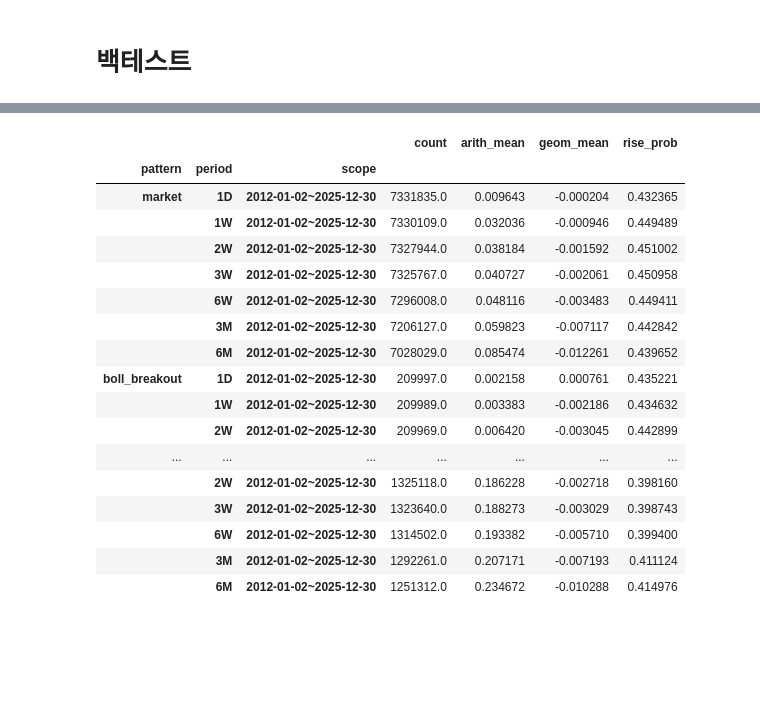
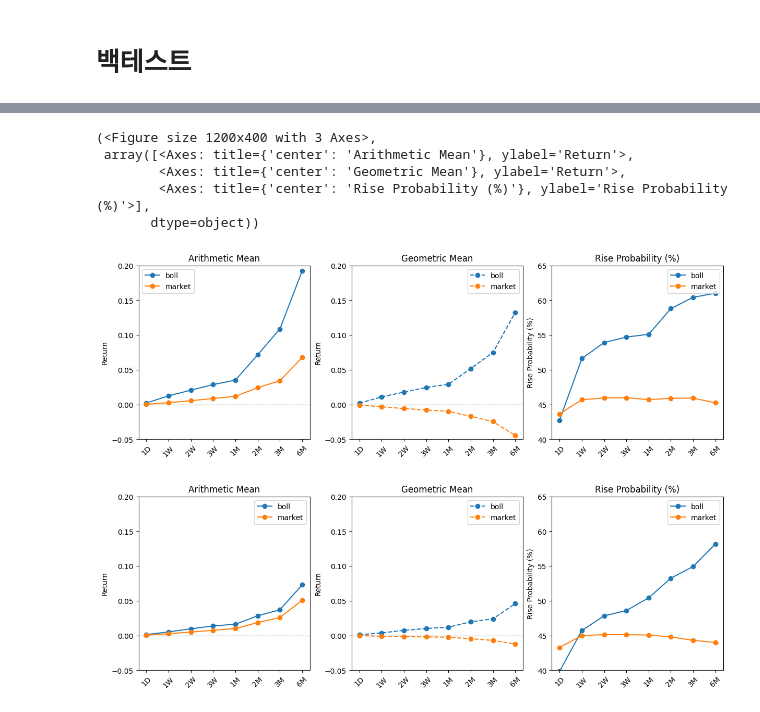
Before and after one commit to gem763/metricstudio, a Jupyter notebook: main.ipynb, the cells around one changed output, grey strips where cells are left out. Saved outputs shown, nothing was run; the diff lists cells and outputs as text; code cells hidden in the pictures; blank space fills up the shorter version.

```diff
--- a/main.ipynb
+++ b/main.ipynb
@@ -106,0 +73,14 @@ stats.to_frame()
+# %%
+start = "2000-01-01"
+end = "2025-12-31"
+bt = Backtest(start, end)
+# %%
+boll = partial(bollinger,
+               narrow_width=0.03,
+               high_window=252,
+            #    narrow_width_type='percentile',
+                # trigger_cooldown_days=20,
+               narrow_stay_days=5
+               )
+stats = bt.run(boll)
+stats.to_frame()
@@ -134,21 +111,11 @@ stats.plot(start='2012-01-01', end='2025-12-31', **params)
 # %%
-stats.to_frame(start='2012-01-01', end='2025-12-31')
+stats.plot(start='2000-01-01', end='2011-12-31', **params)
+stats.plot(start='2012-01-01', end='2025-12-31', **params)
 # %% [output]
-|  |  |  | count | arith_mean | geom_mean | rise_prob |
-| pattern | period | scope |  |  |  |  |
-| market | 1D | 2012-01-02~2025-12-30 | 7331835.0 | 0.009643 | -0.000204 | 0.432365 |
-|  | 1W | 2012-01-02~2025-12-30 | 7330109.0 | 0.032036 | -0.000946 | 0.449489 |
-|  | 2W | 2012-01-02~2025-12-30 | 7327944.0 | 0.038184 | -0.001592 | 0.451002 |
-|  | 3W | 2012-01-02~2025-12-30 | 7325767.0 | 0.040727 | -0.002061 | 0.450958 |
-|  | 6W | 2012-01-02~2025-12-30 | 7296008.0 | 0.048116 | -0.003483 | 0.449411 |
-|  | 3M | 2012-01-02~2025-12-30 | 7206127.0 | 0.059823 | -0.007117 | 0.442842 |
-|  | 6M | 2012-01-02~2025-12-30 | 7028029.0 | 0.085474 | -0.012261 | 0.439652 |
-| boll_breakout | 1D | 2012-01-02~2025-12-30 | 209997.0 | 0.002158 | 0.000761 | 0.435221 |
-|  | 1W | 2012-01-02~2025-12-30 | 209989.0 | 0.003383 | -0.002186 | 0.434632 |
-|  | 2W | 2012-01-02~2025-12-30 | 209969.0 | 0.006420 | -0.003045 | 0.442899 |
-| ... | ... | ... | ... | ... | ... | ... |
-|  | 2W | 2012-01-02~2025-12-30 | 1325118.0 | 0.186228 | -0.002718 | 0.398160 |
-|  | 3W | 2012-01-02~2025-12-30 | 1323640.0 | 0.188273 | -0.003029 | 0.398743 |
-|  | 6W | 2012-01-02~2025-12-30 | 1314502.0 | 0.193382 | -0.005710 | 0.399400 |
-|  | 3M | 2012-01-02~2025-12-30 | 1292261.0 | 0.207171 | -0.007193 | 0.411124 |
-|  | 6M | 2012-01-02~2025-12-30 | 1251312.0 | 0.234672 | -0.010288 | 0.414976 |
+(<Figure size 1200x400 with 3 Axes>,
+ array([<Axes: title={'center': 'Arithmetic Mean'}, ylabel='Return'>,
+        <Axes: title={'center': 'Geometric Mean'}, ylabel='Return'>,
+        <Axes: title={'center': 'Rise Probability (%)'}, ylabel='Rise Probability (%)'>],
+       dtype=object))
+[figure, added]
+[figure, added]
```
Also changed, not shown: parts of 6 cells of this notebook, 4 other files.
